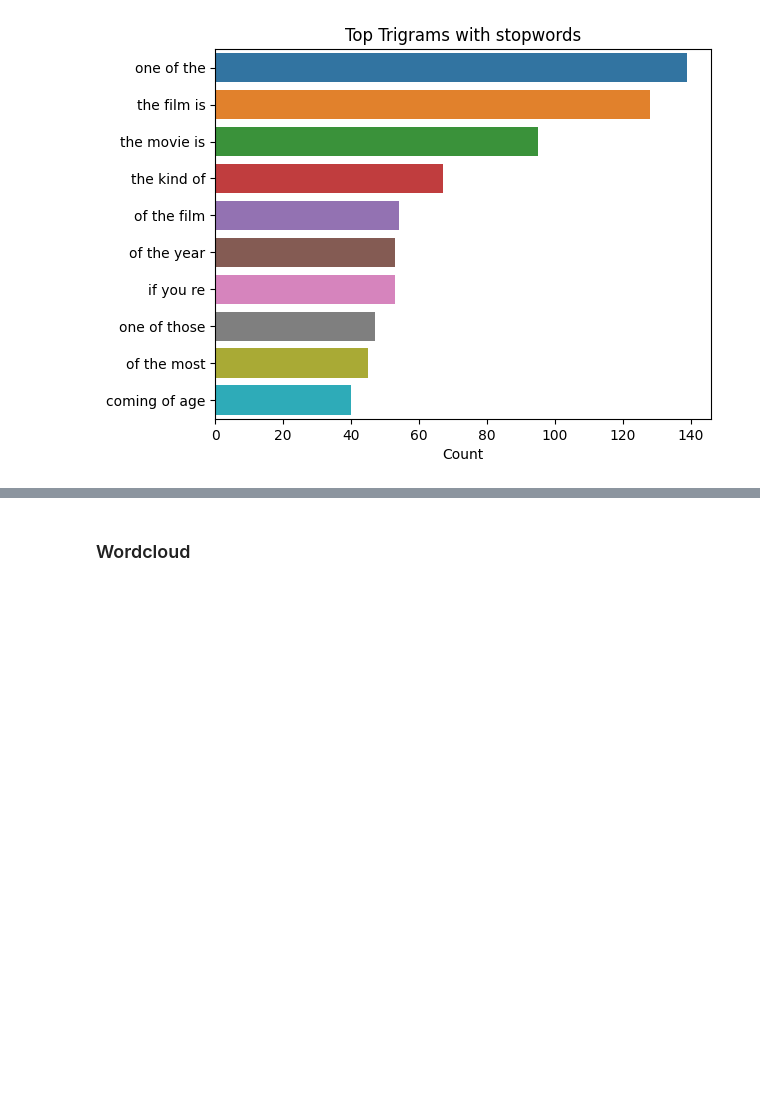
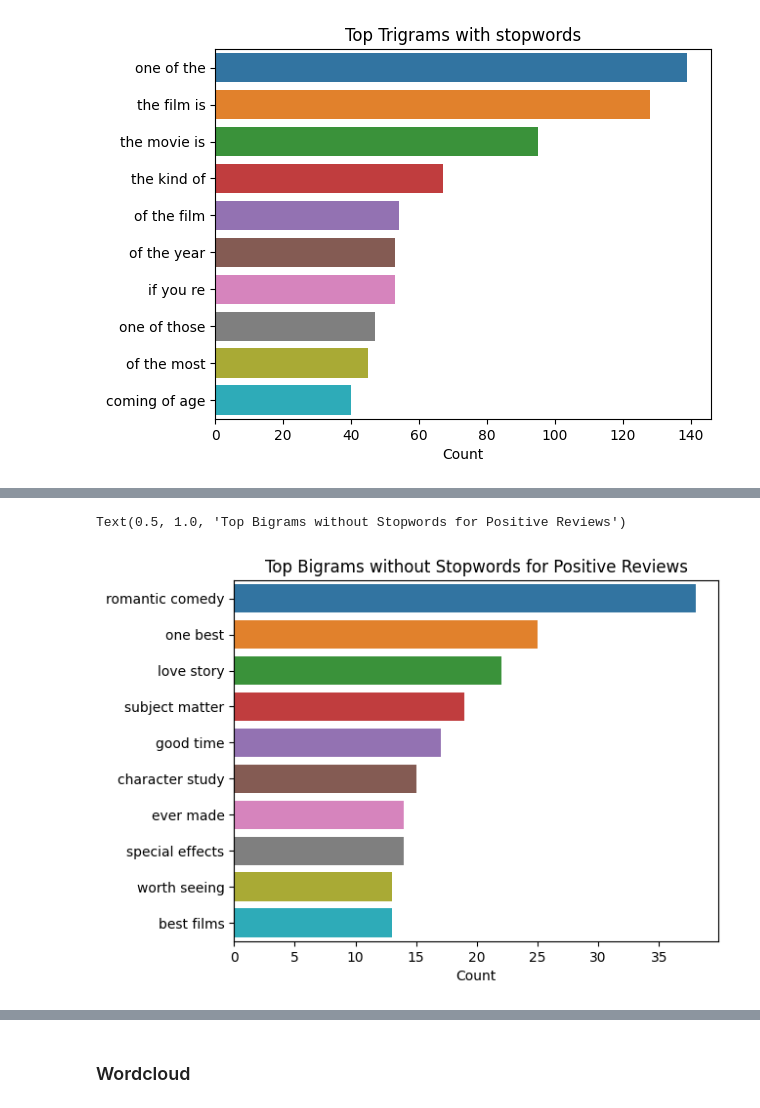
Before and after one commit to ShayneKaiser/cs39aa_project, a Jupyter notebook: project_part1.ipynb, the cells around one changed output, grey strips where cells are left out. Cells and saved outputs as stored; diff of their text form; code cells hidden in the pictures; blank space fills up the shorter version.

```diff
--- a/project_part1.ipynb
+++ b/project_part1.ipynb
@@ -314,0 +406,7 @@ Text(0.5, 1.0, 'Top Trigrams with stopwords')
+# %%
+# top bigrams without stopwords for positive reviews
+plot_top_ngrams_barchart(df_pos['text1'], 2)
+plt.title("Top Bigrams without Stopwords for Positive Reviews")
+# %% [output]
+Text(0.5, 1.0, 'Top Bigrams without Stopwords for Positive Reviews')
+[figure, added]
```
Also changed, not shown: parts of 23 cells of this notebook.
